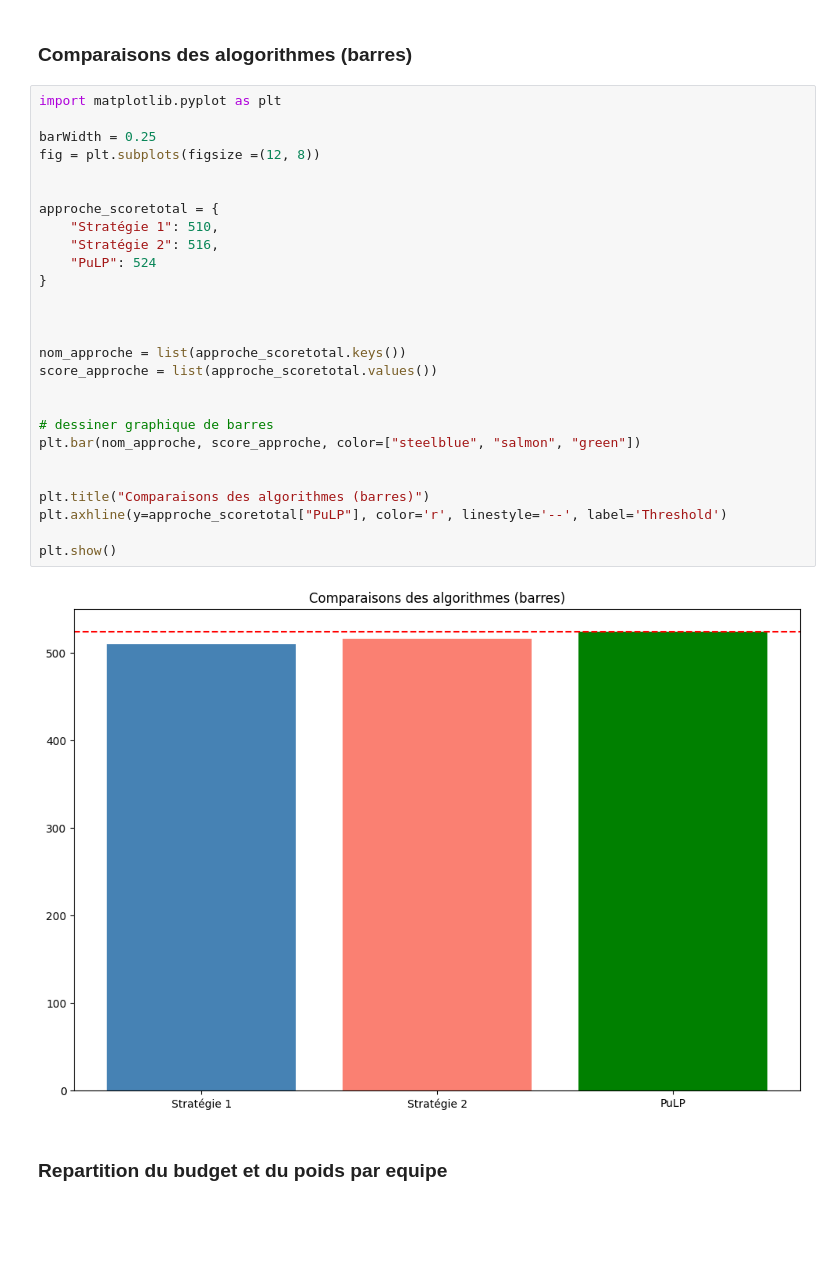
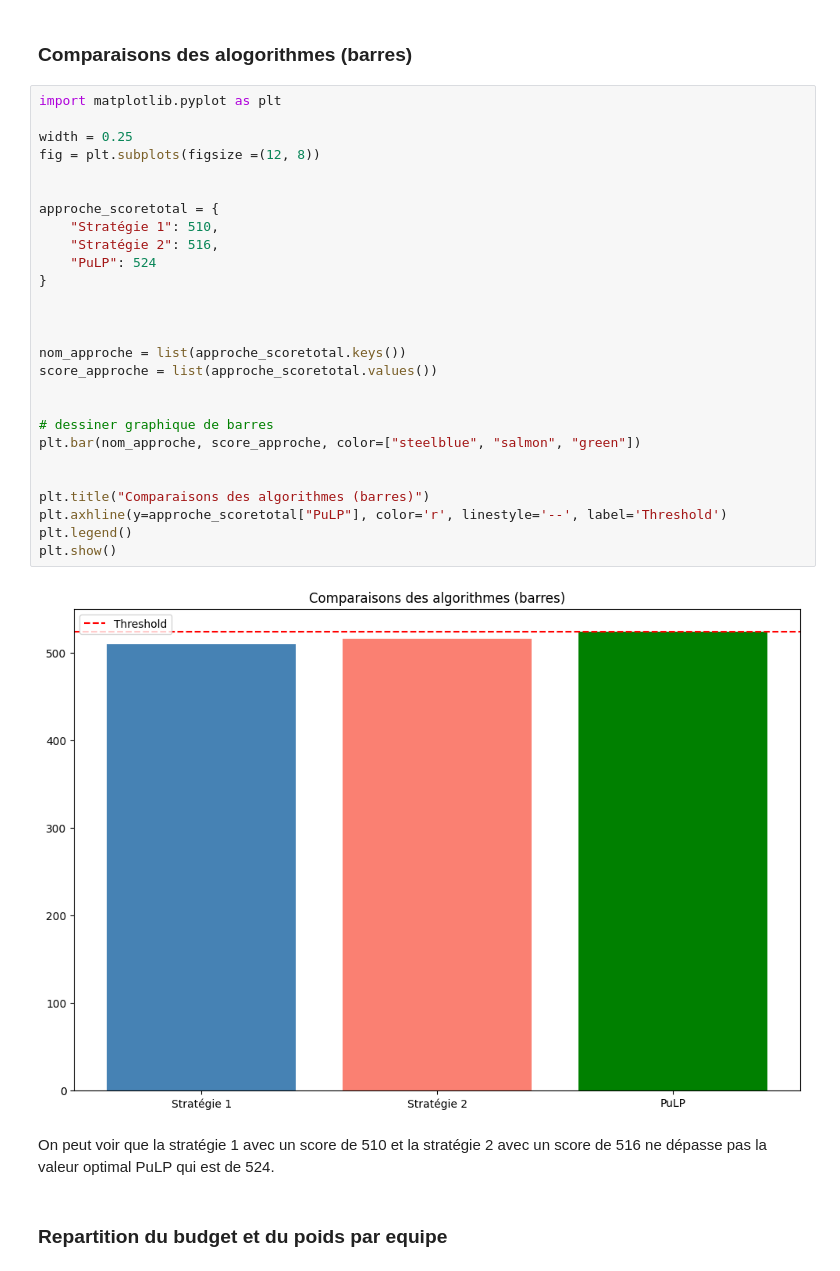
Before and after one commit to BarbaraEstimable/AI_TP2, a Jupyter notebook: Untitled0.ipynb, the cells around one changed output. Drawn from its saved outputs; the diff is of its cells as text; blank space fills up the shorter version.

```diff
--- a/Untitled0.ipynb
+++ b/Untitled0.ipynb
@@ -499,31 +498,33 @@ fib_memo(35) = 1370067806  Temps :  0.000095 s
 # %%
 import matplotlib.pyplot as plt
 
-barWidth = 0.25
+width = 0.25
 fig = plt.subplots(figsize =(12, 8))
 
 
 approche_scoretotal = {
     "Stratégie 1": 510,
     "Stratégie 2": 516,
     "PuLP": 524
 }
 
 
 
 nom_approche = list(approche_scoretotal.keys())
 score_approche = list(approche_scoretotal.values())
 
 
 # dessiner graphique de barres
 plt.bar(nom_approche, score_approche, color=["steelblue", "salmon", "green"])
 
 
 plt.title("Comparaisons des algorithmes (barres)")
 plt.axhline(y=approche_scoretotal["PuLP"], color='r', linestyle='--', label='Threshold')
-
+plt.legend()
 plt.show()
 # %% [output]
-[figure, old version]
+[figure, new version]
+# %% [markdown]
+On peut voir que la stratégie 1 avec un score de 510 et la stratégie 2 avec un score de 516 ne dépasse pas la valeur optimal PuLP qui est de 524.
 # %% [markdown]
 ### Repartition du budget et du poids par equipe
```
Also changed, not shown: parts of 8 cells of this notebook.
